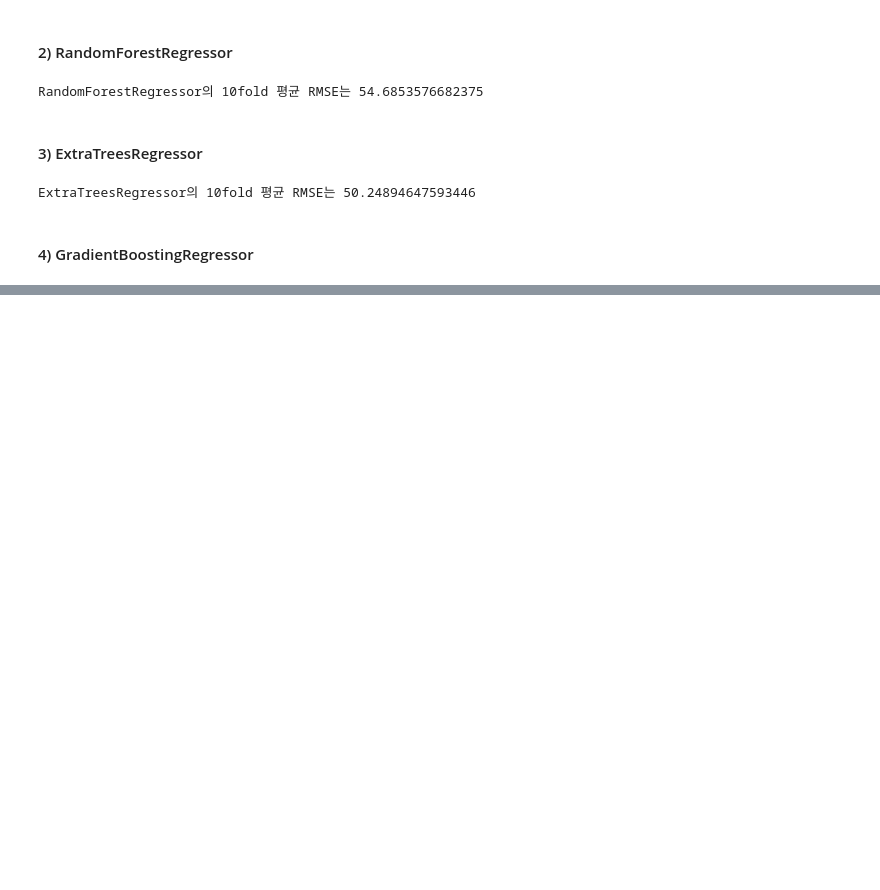
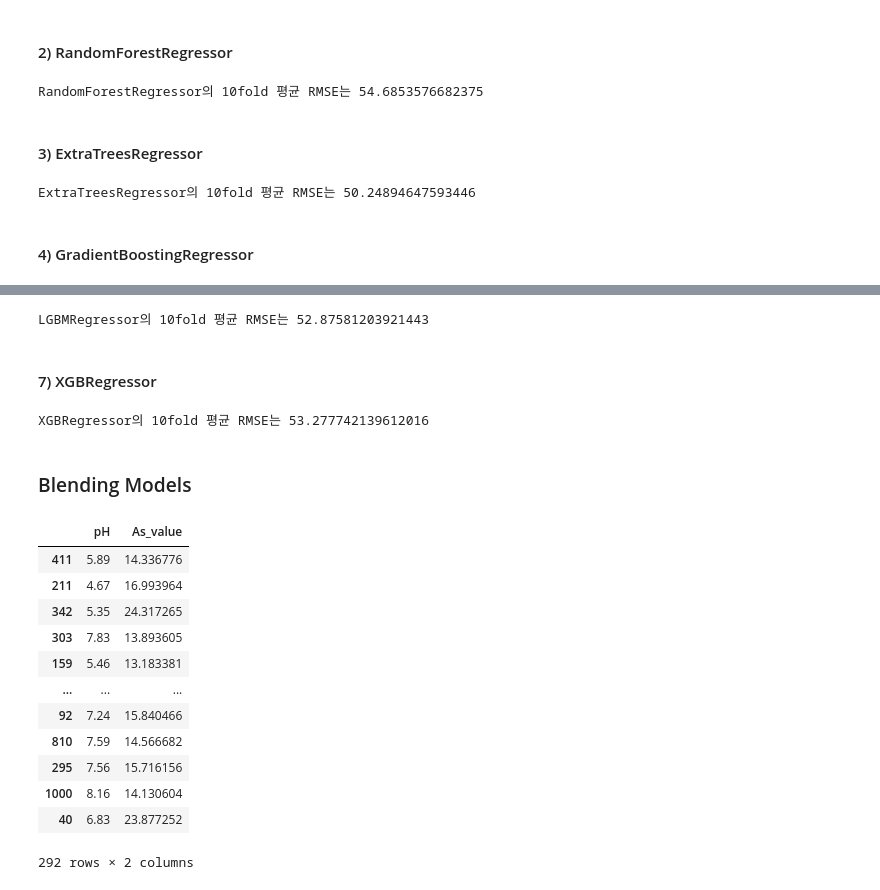
Before and after one commit to jyssys/graduation-thesis, a Jupyter notebook: soil_polution_predict.ipynb, the cells around one changed output, grey strips where cells are left out. Cells and saved outputs as stored; diff of their text form; code cells hidden in the pictures; blank space fills up the shorter version.

```diff
--- a/soil_polution_predict.ipynb
+++ b/soil_polution_predict.ipynb
@@ -348,0 +379,62 @@ print(f'{gb.__class__.__name__}의 10fold 평균 RMSE는 {np.mean(rmse_list)}')
+# %%
+lgbm_pred = np.zeros((test.shape[0]))
+rmse_list = []
+for tr_idx, val_idx in kf.split(As_X, As_y) :
+    tr_x, tr_y = As_X.iloc[tr_idx], As_y.iloc[tr_idx]
+    val_x, val_y = As_X.iloc[val_idx], As_y.iloc[val_idx]
+
+    lgbm.fit(tr_x, tr_y)
+    pred = np.expm1([0 if x < 0 else x for x in lgbm.predict(val_x)])
+
+    rmse = np.sqrt(mean_squared_error(np.expm1(val_y), pred))
+    rmse_list.append(rmse)
+
+    sub_pred = np.expm1([0 if x < 0 else x for x in lgbm.predict(test)]) / 10
+    lgbm_pred += sub_pred
+
+print(f'{lgbm.__class__.__name__}의 10fold 평균 RMSE는 {np.mean(rmse_list)}')
+# %% [output]
+LGBMRegressor의 10fold 평균 RMSE는 52.87581203921443
+# %% [markdown]
+#### 7) XGBRegressor
+# %%
+xgb = XGBRegressor(random_state = 605, max_depth = 5)
+# %%
+xgb_pred = np.zeros((test.shape[0]))
+rmse_list = []
+for tr_idx, val_idx in kf.split(As_X, As_y) :
+    tr_x, tr_y = As_X.iloc[tr_idx], As_y.iloc[tr_idx]
+    val_x, val_y = As_X.iloc[val_idx], As_y.iloc[val_idx]
+
+    xgb.fit(tr_x, tr_y)
+    pred = np.expm1([0 if x < 0 else x for x in xgb.predict(val_x)])
+
+    rmse = np.sqrt(mean_squared_error(np.expm1(val_y), pred))
+    rmse_list.append(rmse)
+
+    sub_pred = np.expm1([0 if x < 0 else x for x in xgb.predict(test)]) / 10
+    xgb_pred += sub_pred
+
+print(f'{xgb.__class__.__name__}의 10fold 평균 RMSE는 {np.mean(rmse_list)}')
+# %% [output]
+XGBRegressor의 10fold 평균 RMSE는 53.277742139612016
+# %% [markdown]
+###  Blending Models
+# %%
+test['As_value'] = (gb_pred + rf_pred + etc_pred + lgbm_pred + cb_pred + ngb_pred + xgb_pred) / 7
+# %%
+test.loc[:,('pH','As_value')]
+# %% [output]
+|  | pH | As_value |
+| 411 | 5.89 | 14.336776 |
+| 211 | 4.67 | 16.993964 |
+| 342 | 5.35 | 24.317265 |
+| 303 | 7.83 | 13.893605 |
+| 159 | 5.46 | 13.183381 |
+| ... | ... | ... |
+| 92 | 7.24 | 15.840466 |
+| 810 | 7.59 | 14.566682 |
+| 295 | 7.56 | 15.716156 |
+| 1000 | 8.16 | 14.130604 |
+| 40 | 6.83 | 23.877252 |
+292 rows × 2 columns
```
Also changed, not shown: parts of 6 cells of this notebook, 4 other files.
